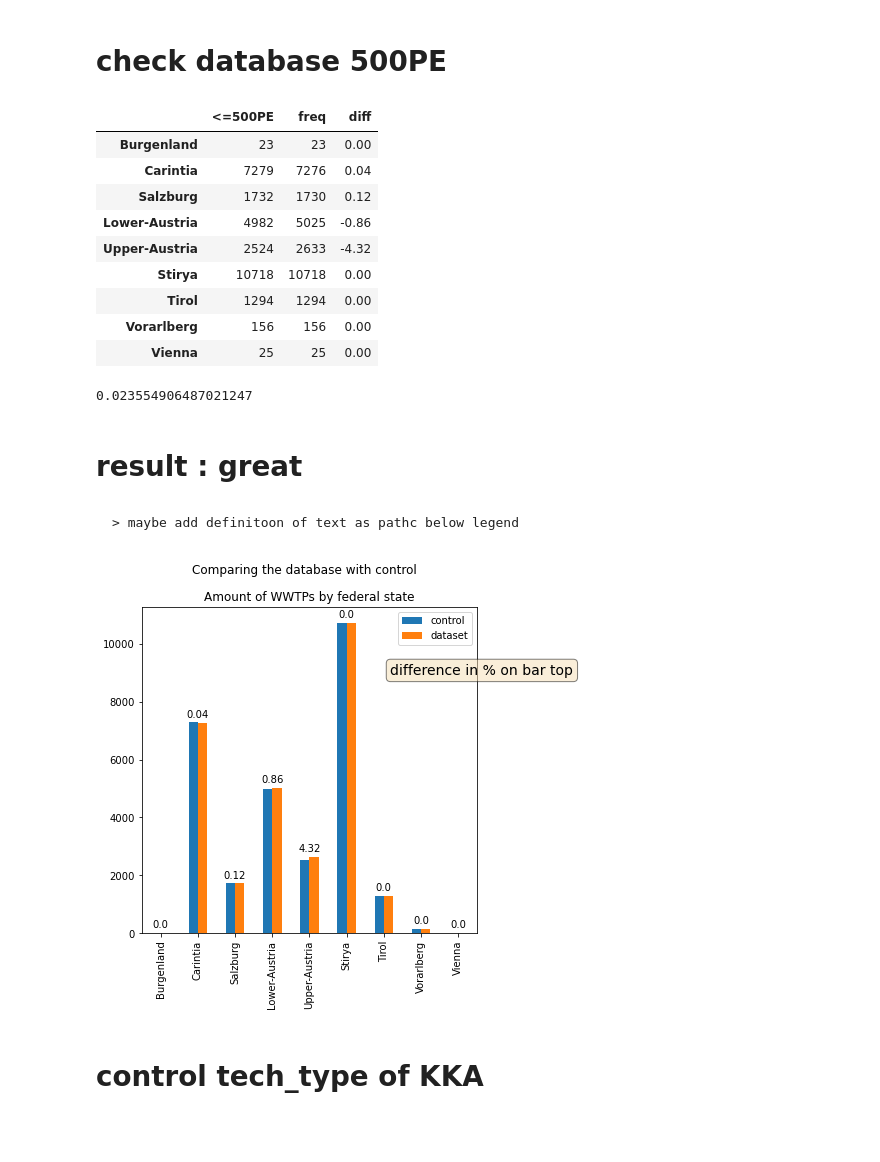
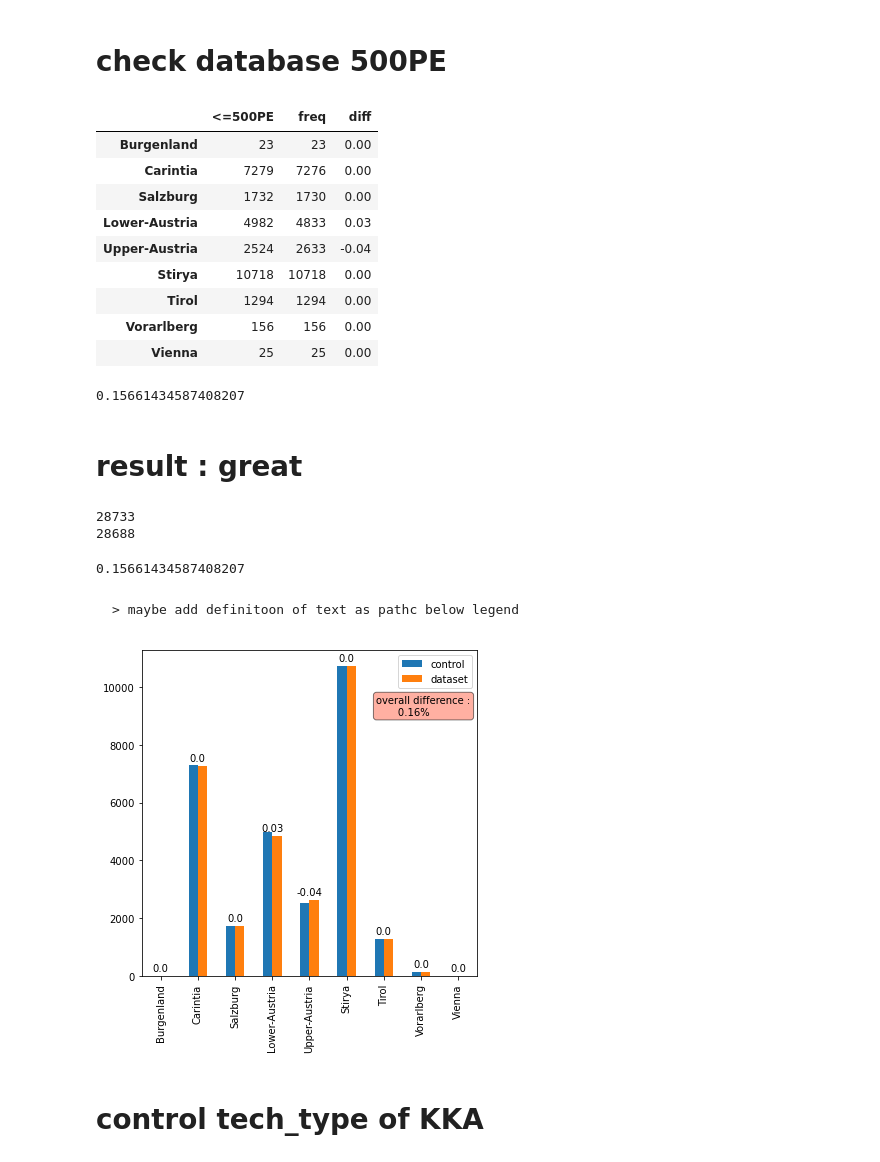
Before and after one commit to anakarpow/Locating-small-wastewater-systems-in-Austria, a Jupyter notebook: control_data_gunter.ipynb, the cells around one changed output. Cells and saved outputs as stored; diff of their text form; code cells hidden in the pictures; blank space fills up the shorter version.

```diff
--- a/control_data_gunter.ipynb
+++ b/control_data_gunter.ipynb
@@ -227,16 +213,16 @@ control_db=control.loc[:,'<=500PE']
 control_db=pd.merge(control_db, data_BL, left_index=True, right_index=True)
 control_db=control_db[['<=500PE','freq']]
 
-control_db['diff']=(control_db['<=500PE']-control_db.freq)/control_db['<=500PE']*100
+control_db['diff']=(control_db['<=500PE']/control_db.freq)-1
 control_db['diff']=control_db['diff'].round(2)
 control_db
 # %% [output]
 |  | <=500PE | freq | diff |
 | Burgenland | 23 | 23 | 0.00 |
-| Carintia | 7279 | 7276 | 0.04 |
-| Salzburg | 1732 | 1730 | 0.12 |
-| Lower-Austria | 4982 | 5025 | -0.86 |
-| Upper-Austria | 2524 | 2633 | -4.32 |
+| Carintia | 7279 | 7276 | 0.00 |
+| Salzburg | 1732 | 1730 | 0.00 |
+| Lower-Austria | 4982 | 4833 | 0.03 |
+| Upper-Austria | 2524 | 2633 | -0.04 |
 | Stirya | 10718 | 10718 | 0.00 |
 | Tirol | 1294 | 1294 | 0.00 |
 | Vorarlberg | 156 | 156 | 0.00 |
@@ -244,47 +230,56 @@ control_db
 # %%
 #0.6 considering aslo Upper-Austria
 overall_freq=(control_db['<=500PE'].sum()-control_db.freq.sum())/control_db['<=500PE'].sum()*100
-overall_freq
+
 
 only_neg=control_db.drop(index=['Lower-Austria','Upper-Austria'])
 overall_freq_neg=(only_neg['<=500PE'].sum()-only_neg.freq.sum())/only_neg['<=500PE'].sum()*100
-overall_freq_neg
+overall_freq
 # %% [output]
-0.023554906487021247
+0.15661434587408207
 # %% [markdown]
 # result : great
+# %%
+#control_db
+print(control_db['<=500PE'].sum())
+print(control_db.freq.sum())
+overall_freq
+# %% [output]
+28733
+28688
+0.15661434587408207
 # %% [markdown]
 
     > maybe add definitoon of text as pathc below legend
 # %%
 fig,ax=plt.subplots(figsize=(6,6))
 control_db.plot.bar(y=['<=500PE','freq'],ax=ax)
 which=[9,10,11,12,13,14,15,16,17]
-values=[x for x in control_db['diff'].round(2).abs()]
+values=[x for x in control_db['diff'].round(2)]
 #values[2]=0.0
 #values[6]=5.0
 ax.legend(['control','dataset'])
-plt.suptitle('Comparing the database with control')
+#plt.suptitle('Comparing the database with control')
 #which=range(len(ax.patches))
-ax.set_title('Amount of WWTPs by federal state')
+#ax.set_title('Amount of WWTPs by federal state')
 
 n=0
 for index, rect in enumerate(ax.patches):
     if index in which:
 
         height = rect.get_height()
         ax.text(rect.get_x()-0.13 + rect.get_width() / 2, height+100 , values[n],
                 ha='center', va='bottom', fontsize='medium', fontstretch='ultra-condensed')
         n=n+1
 
-#add text
-props = dict(boxstyle='round', facecolor='wheat', alpha=0.5)
-fig.text(0.7, 0.75, 'difference in % on bar top', fontsize=14,
+props = dict(boxstyle='round', facecolor='tomato', alpha=0.5)
+ax.text(5.8, 9700, 'overall difference :\n       {}%'.format(overall_freq.round(2)), fontsize=10,
         verticalalignment='top',bbox=props)
 
+
 plt.savefig('graphs/database_precision.png', bbox_inches='tight')
 # %% [output]
-[figure, old version]
+[figure, new version]
 # %% [markdown]
 # control tech_type of KKA
 # %% [markdown]
```
Also changed, not shown: parts of 27 cells of this notebook, 10 other files.
